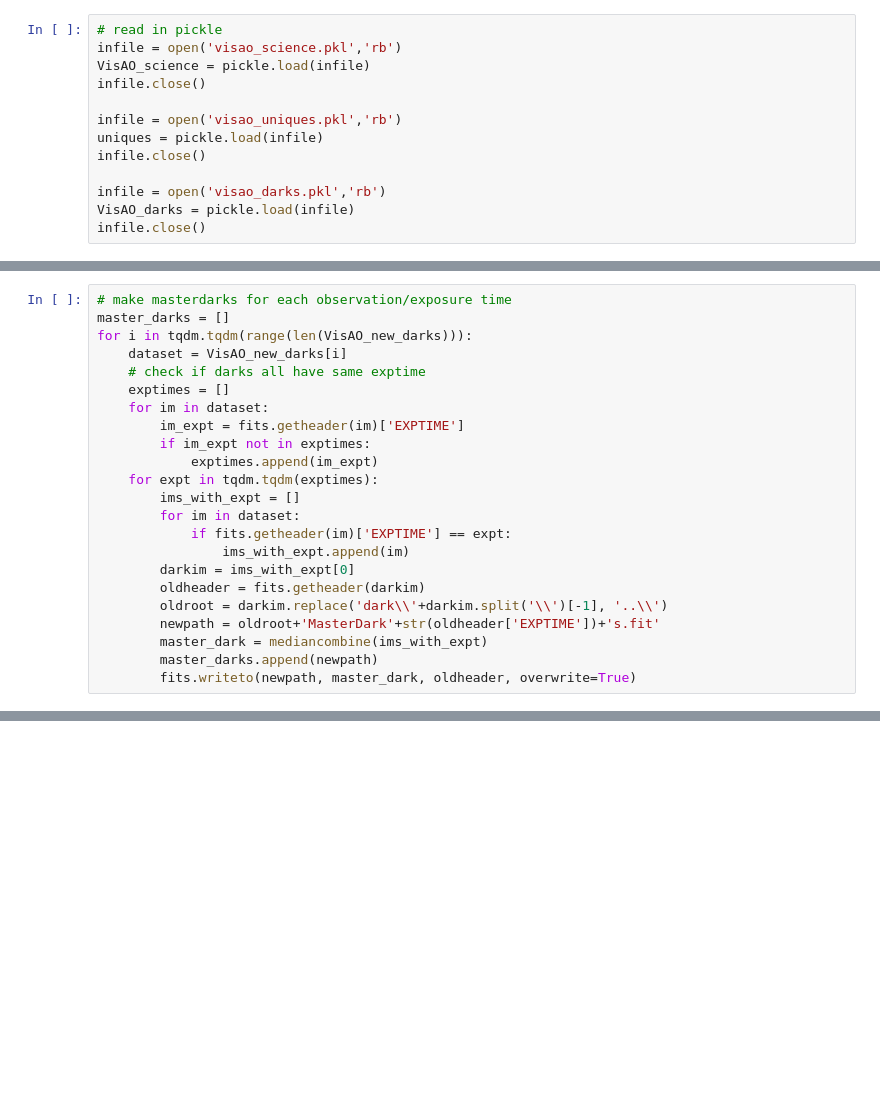
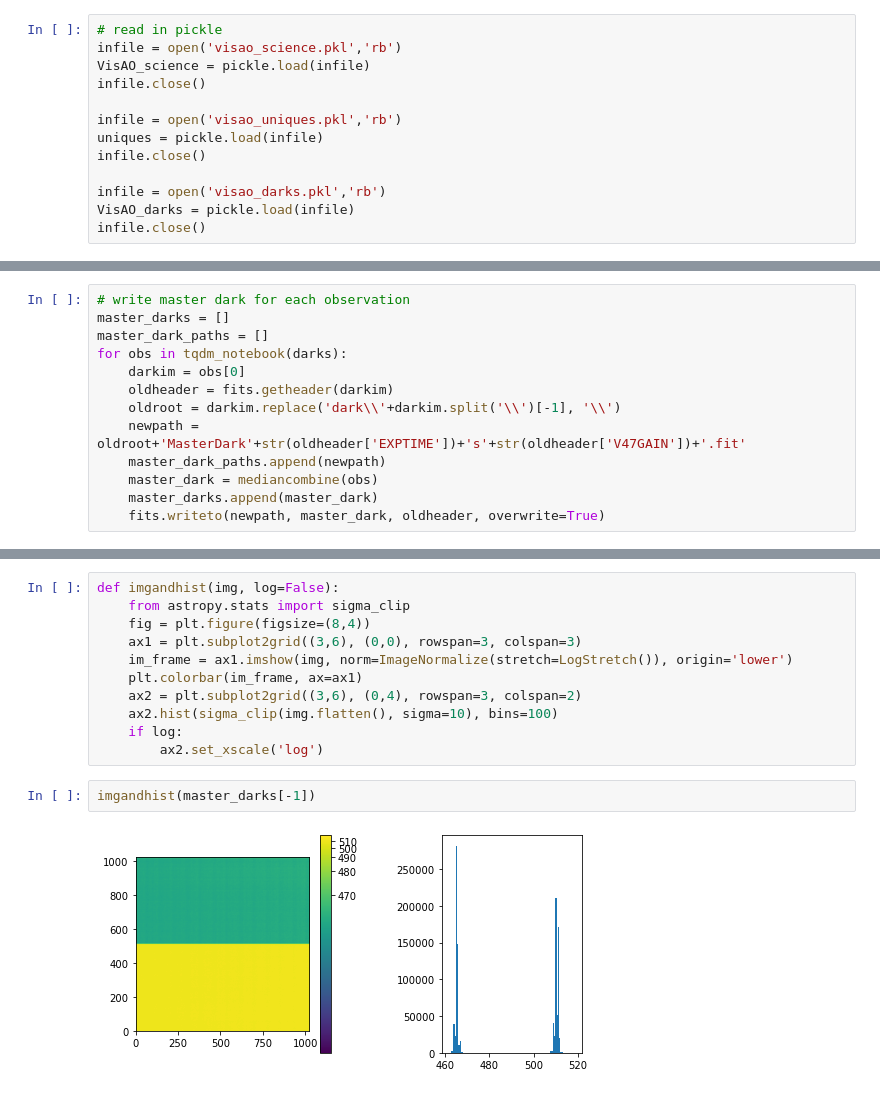
Before and after one commit to wbalmer/diskShapers, a Jupyter notebook: astroCalib/VisAO_Trapezium.ipynb, the cells around one changed output, grey strips where cells are left out. Drawn from its saved outputs; the diff is of its cells as text; blank space fills up the shorter version.

Commit message:
sorted visao data and dark sub

```diff
--- a/astroCalib/VisAO_Trapezium.ipynb
+++ b/astroCalib/VisAO_Trapezium.ipynb
@@ -99,23 +174,13 @@ def mediancombine(filelist, norm=False, sub=False):
 # %%
-# make masterdarks for each observation/exposure time
+# write master dark for each observation
 master_darks = []
-for i in tqdm.tqdm(range(len(VisAO_new_darks))):
-    dataset = VisAO_new_darks[i]
-    # check if darks all have same exptime
-    exptimes = []
-    for im in dataset:
-        im_expt = fits.getheader(im)['EXPTIME']
-        if im_expt not in exptimes:
-            exptimes.append(im_expt)
-    for expt in tqdm.tqdm(exptimes):
-        ims_with_expt = []
-        for im in dataset:
-            if fits.getheader(im)['EXPTIME'] == expt:
-                ims_with_expt.append(im)
-        darkim = ims_with_expt[0]
-        oldheader = fits.getheader(darkim)
-        oldroot = darkim.replace('dark\\'+darkim.split('\\')[-1], '..\\')
-        newpath = oldroot+'MasterDark'+str(oldheader['EXPTIME'])+'s.fit'
-        master_dark = mediancombine(ims_with_expt)
-        master_darks.append(newpath)
-        fits.writeto(newpath, master_dark, oldheader, overwrite=True)
+master_dark_paths = []
+for obs in tqdm_notebook(darks):
+    darkim = obs[0]
+    oldheader = fits.getheader(darkim)
+    oldroot = darkim.replace('dark\\'+darkim.split('\\')[-1], '\\')
+    newpath = oldroot+'MasterDark'+str(oldheader['EXPTIME'])+'s'+str(oldheader['V47GAIN'])+'.fit'
+    master_dark_paths.append(newpath)
+    master_dark = mediancombine(obs)
+    master_darks.append(master_dark)
+    fits.writeto(newpath, master_dark, oldheader, overwrite=True)
@@ -181,0 +217,15 @@ plt.imshow(night_meds[0], norm=ImageNormalize(stretch=LogStretch()), origin='low
+# %%
+def imgandhist(img, log=False):
+    from astropy.stats import sigma_clip
+    fig = plt.figure(figsize=(8,4))
+    ax1 = plt.subplot2grid((3,6), (0,0), rowspan=3, colspan=3)
+    im_frame = ax1.imshow(img, norm=ImageNormalize(stretch=LogStretch()), origin='lower')
+    plt.colorbar(im_frame, ax=ax1)
+    ax2 = plt.subplot2grid((3,6), (0,4), rowspan=3, colspan=2)
+    ax2.hist(sigma_clip(img.flatten(), sigma=10), bins=100)
+    if log:
+        ax2.set_xscale('log')
+# %%
+imgandhist(master_darks[-1])
+# %% [output]
+[figure, added]
```
Also changed, not shown: parts of 12 cells of this notebook.
